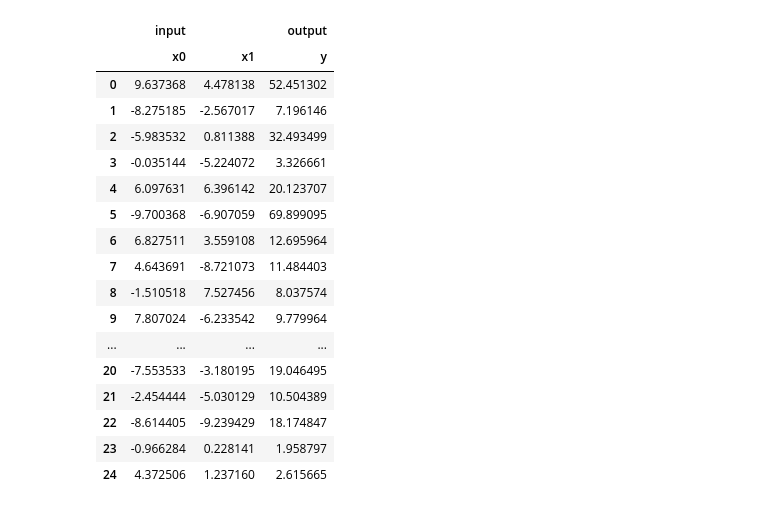
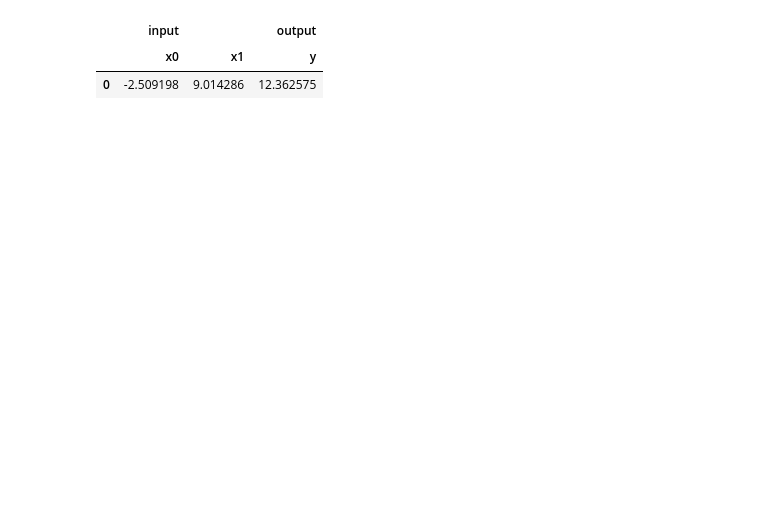
Before and after one commit to bessagroup/f3dasm, a Jupyter notebook: notebooks/pygmo.ipynb, the cells around one changed output. Saved outputs shown, nothing was run; the diff lists cells and outputs as text; code cells hidden in the pictures; blank space fills up the shorter version.

```diff
--- a/notebooks/pygmo.ipynb
+++ b/notebooks/pygmo.ipynb
@@ -16,14 +17,15 @@ def make_nd_continuous_design(bounds: list, dimensions: int):
     return DesignSpace(input_space=input_space, output_space=output_space)
 # %%
 dimensions= 2
-hyperparameters = {'seed': 42, 'population': 1}
+hyperparameters = {}
+seed = 42
 iterations = 20
 # %%
 design = make_nd_continuous_design(bounds=[-10.,10.], dimensions=dimensions)
 
 # Sampler
-lhs_sampler = LatinHypercubeSampling(doe=design, seed=hyperparameters['seed'])
-data = lhs_sampler.get_samples(numsamples=hyperparameters['population'])
+lhs_sampler = LatinHypercubeSampling(doe=design, seed=seed)
+data = lhs_sampler.get_samples(numsamples=1)
 data.data
 # %% [output]
 |  | input |  | output |
@@ -47,32 +34,15 @@ data.data
 # %%
 levy = Levy(noise=False)
 
 # Evaluate the initial samples
 data.add_output(output=levy.eval(data),label="y")
 data.data
 
 # algorithm = pg.algorithm(pg.cmaes(gen=1, memory=True, seed=42, force_bounds=True))
-pso = SGD(data=data, hyperparameters=hyperparameters)
-
-
+bo = BayesianOptimization(data=data, hyperparameters=hyperparameters, seed=seed)
 data.data
 # %% [output]
 |  | input |  | output |
 |  | x0 | x1 | y |
-| 0 | 9.637368 | 4.478138 | 52.451302 |
-| 1 | -8.275185 | -2.567017 | 7.196146 |
-| 2 | -5.983532 | 0.811388 | 32.493499 |
-| 3 | -0.035144 | -5.224072 | 3.326661 |
-| 4 | 6.097631 | 6.396142 | 20.123707 |
-| 5 | -9.700368 | -6.907059 | 69.899095 |
-| 6 | 6.827511 | 3.559108 | 12.695964 |
-| 7 | 4.643691 | -8.721073 | 11.484403 |
-| 8 | -1.510518 | 7.527456 | 8.037574 |
-| 9 | 7.807024 | -6.233542 | 9.779964 |
-| ... | ... | ... | ... |
-| 20 | -7.553533 | -3.180195 | 19.046495 |
-| 21 | -2.454444 | -5.030129 | 10.504389 |
-| 22 | -8.614405 | -9.239429 | 18.174847 |
-| 23 | -0.966284 | 0.228141 | 1.958797 |
-| 24 | 4.372506 | 1.237160 | 2.615665 |
+| 0 | -2.509198 | 9.014286 | 12.362575 |
 # %%
```
Also changed, not shown: parts of 9 cells of this notebook, 12 other files.
